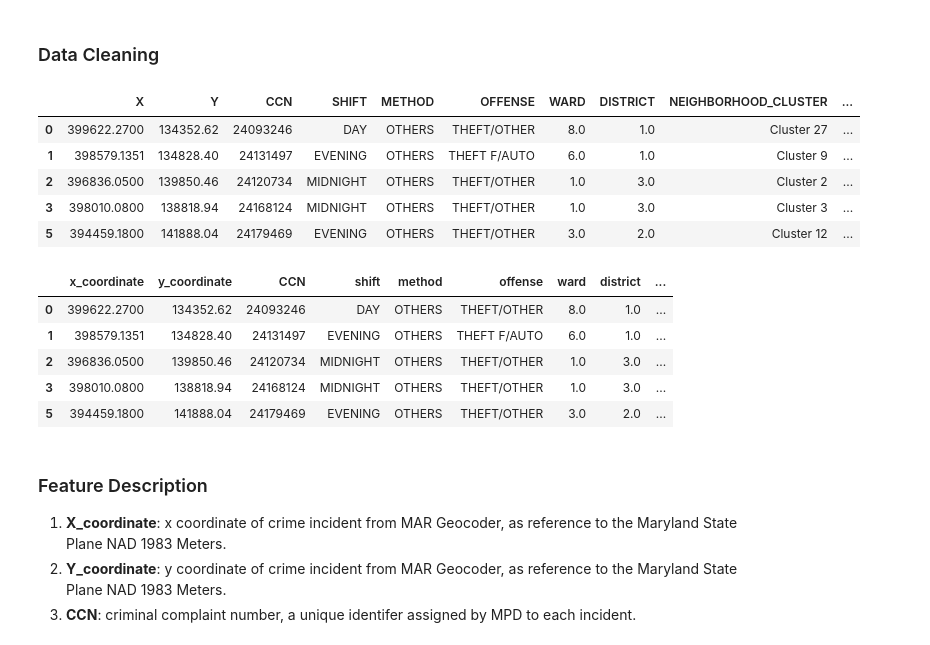
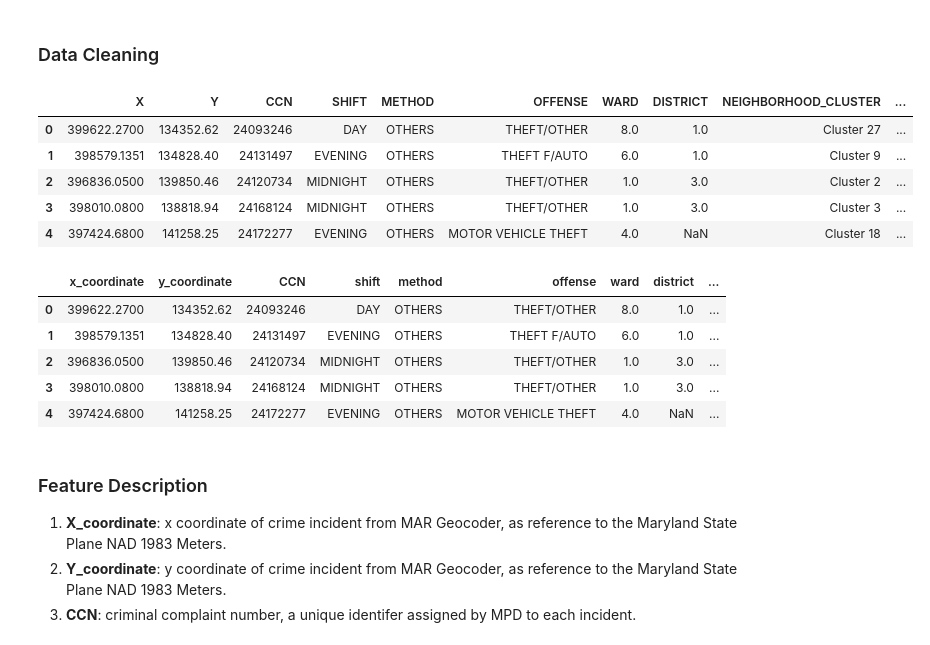
Before and after one commit to salamutu/DS-Final-Project, a Jupyter notebook: ds_final_project.ipynb, the cells around one changed output. Drawn from its saved outputs; the diff is of its cells as text; code cells hidden in the pictures.

```diff
--- a/ds_final_project.ipynb
+++ b/ds_final_project.ipynb
@@ -72,20 +61,19 @@ crime['end_time'] = pd.to_datetime(crime['END_DATE']).dt.time
 # %%
 # dropping unnecessary features
 crime.drop(['XBLOCK','YBLOCK', 'BLOCK_GROUP', 'BLOCK', 'PSA',
                     'ANC','LATITUDE','LONGITUDE','CENSUS_TRACT',
                     'BID','OBJECTID','OCTO_RECORD_ID','VOTING_PRECINCT',
                     'START_DATE', 'END_DATE','REPORT_DAT'], axis=1, inplace=True)
 
-# drop missing values
-crime = crime.dropna()
+
 crime.head()
 # %% [output]
 |  | X | Y | CCN | SHIFT | METHOD | OFFENSE | WARD | DISTRICT | NEIGHBORHOOD_CLUSTER | ... |
 | 0 | 399622.2700 | 134352.62 | 24093246 | DAY | OTHERS | THEFT/OTHER | 8.0 | 1.0 | Cluster 27 | ... |
 | 1 | 398579.1351 | 134828.40 | 24131497 | EVENING | OTHERS | THEFT F/AUTO | 6.0 | 1.0 | Cluster 9 | ... |
 | 2 | 396836.0500 | 139850.46 | 24120734 | MIDNIGHT | OTHERS | THEFT/OTHER | 1.0 | 3.0 | Cluster 2 | ... |
 | 3 | 398010.0800 | 138818.94 | 24168124 | MIDNIGHT | OTHERS | THEFT/OTHER | 1.0 | 3.0 | Cluster 3 | ... |
-| 5 | 394459.1800 | 141888.04 | 24179469 | EVENING | OTHERS | THEFT/OTHER | 3.0 | 2.0 | Cluster 12 | ... |
+| 4 | 397424.6800 | 141258.25 | 24172277 | EVENING | OTHERS | MOTOR VEHICLE THEFT | 4.0 | NaN | Cluster 18 | ... |
 # %%
 # Renaming features
 crime = crime.rename(columns={'X': 'x_coordinate', 'Y': 'y_coordinate','SHIFT':'shift','METHOD':'method',
@@ -99,7 +87,7 @@ crime.head()
 | 1 | 398579.1351 | 134828.40 | 24131497 | EVENING | OTHERS | THEFT F/AUTO | 6.0 | 1.0 | ... |
 | 2 | 396836.0500 | 139850.46 | 24120734 | MIDNIGHT | OTHERS | THEFT/OTHER | 1.0 | 3.0 | ... |
 | 3 | 398010.0800 | 138818.94 | 24168124 | MIDNIGHT | OTHERS | THEFT/OTHER | 1.0 | 3.0 | ... |
-| 5 | 394459.1800 | 141888.04 | 24179469 | EVENING | OTHERS | THEFT/OTHER | 3.0 | 2.0 | ... |
+| 4 | 397424.6800 | 141258.25 | 24172277 | EVENING | OTHERS | MOTOR VEHICLE THEFT | 4.0 | NaN | ... |
 # %% [markdown]
 ### Feature Description
 1. **X_coordinate**: x coordinate of crime incident from MAR Geocoder, as reference to the Maryland State Plane NAD 1983 Meters.
```
Also changed, not shown: parts of 31 cells of this notebook.
